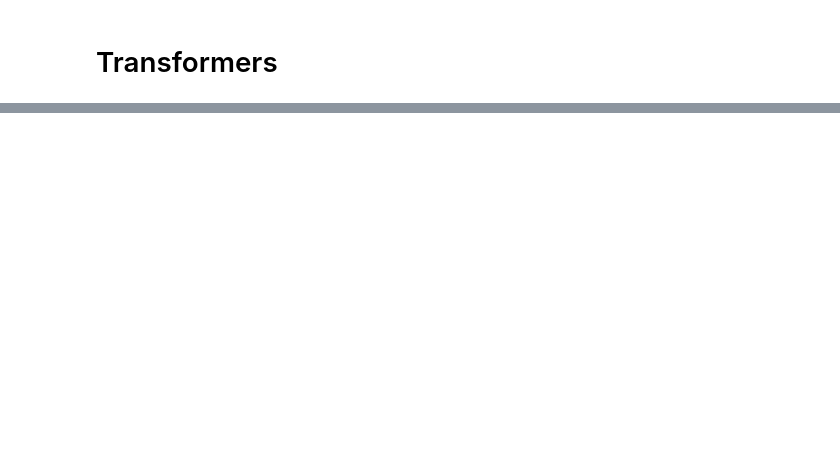
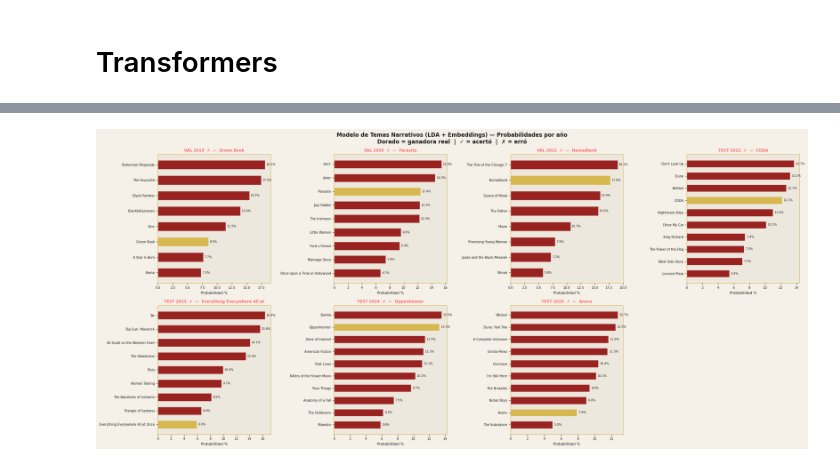
Before and after one commit to nataliamarinn/oscars, a Jupyter notebook: modelo Transformer.ipynb, the cells around one changed output, grey strips where cells are left out. Drawn from its saved outputs; the diff is of its cells as text; code cells hidden in the pictures; blank space fills up the shorter version.

```diff
--- a/modelo Transformer.ipynb
+++ b/modelo Transformer.ipynb
@@ -220,0 +273,45 @@ plt.show()
+# %%
+all_years  = val_years  + test_years
+all_frames = [df_val_plot] * len(val_years) + [df_test_plot] * len(test_years)
+
+n_cols = 4
+n_rows = (len(all_years) + n_cols - 1) // n_cols
+fig, axes = plt.subplots(n_rows, n_cols, figsize=(22, n_rows * 5))
+axes = axes.flatten()
+
+for ax, year, src in zip(axes, all_years, all_frames):
+    yd  = src[src["ceremony_year"] == year].sort_values("prob", ascending=True)
+    probs      = yd["prob"].values * 100
+    bar_colors = [GOLD if w == 1 else DARK_RED for w in yd["won_best_picture"].values]
+
+    bars = ax.barh(yd["nominated_title"].tolist(), probs,
+                   color=bar_colors, alpha=0.85, edgecolor=BG, height=0.6)
+
+    winner = yd[yd["won_best_picture"] == 1]["nominated_title"].values[0]
+    pred   = yd.sort_values("prob", ascending=False).iloc[0]["nominated_title"]
+    wp     = yd[yd["won_best_picture"] == 1]["prob"].values[0] * 100
+    ok     = winner == pred
+    split  = "TEST" if year in test_years else "VAL"
+
+    ax.set_title(f"{split} {year}  {'✓' if ok else '✗'}  —  {winner[:28]}",
+                 color=GOLD if ok else "#FF6B6B", fontsize=8.5, fontweight="bold")
+    ax.set_xlabel("Probabilidad %", color=TEXT, fontsize=8)
+    ax.tick_params(colors=TEXT, labelsize=7)
+    ax.set_facecolor(PANEL_BG)
+    for spine in ax.spines.values(): spine.set_edgecolor(GOLD)
+    for bar, val in zip(bars, probs):
+        ax.text(val + 0.2, bar.get_y() + bar.get_height() / 2,
+                f"{val:.1f}%", va="center", fontsize=6.5, color=TEXT)
+
+for ax in axes[len(all_years):]:
+    ax.set_visible(False)
+
+fig.patch.set_facecolor(BG)
+plt.suptitle("Modelo de Temas Narrativos (LDA + Embeddings) — Probabilidades por año\n"
+             "Dorado = ganadora real  |  ✓ = acertó  |  ✗ = erró",
+             fontsize=12, color=TEXT, fontweight="bold")
+plt.tight_layout()
+plt.savefig("img/topics_model_all_years.png", dpi=130, bbox_inches="tight", facecolor=BG)
+plt.show()
+# %% [output]
+[figure, added]
```
Also changed, not shown: parts of 18 cells of this notebook, 2 other files.
